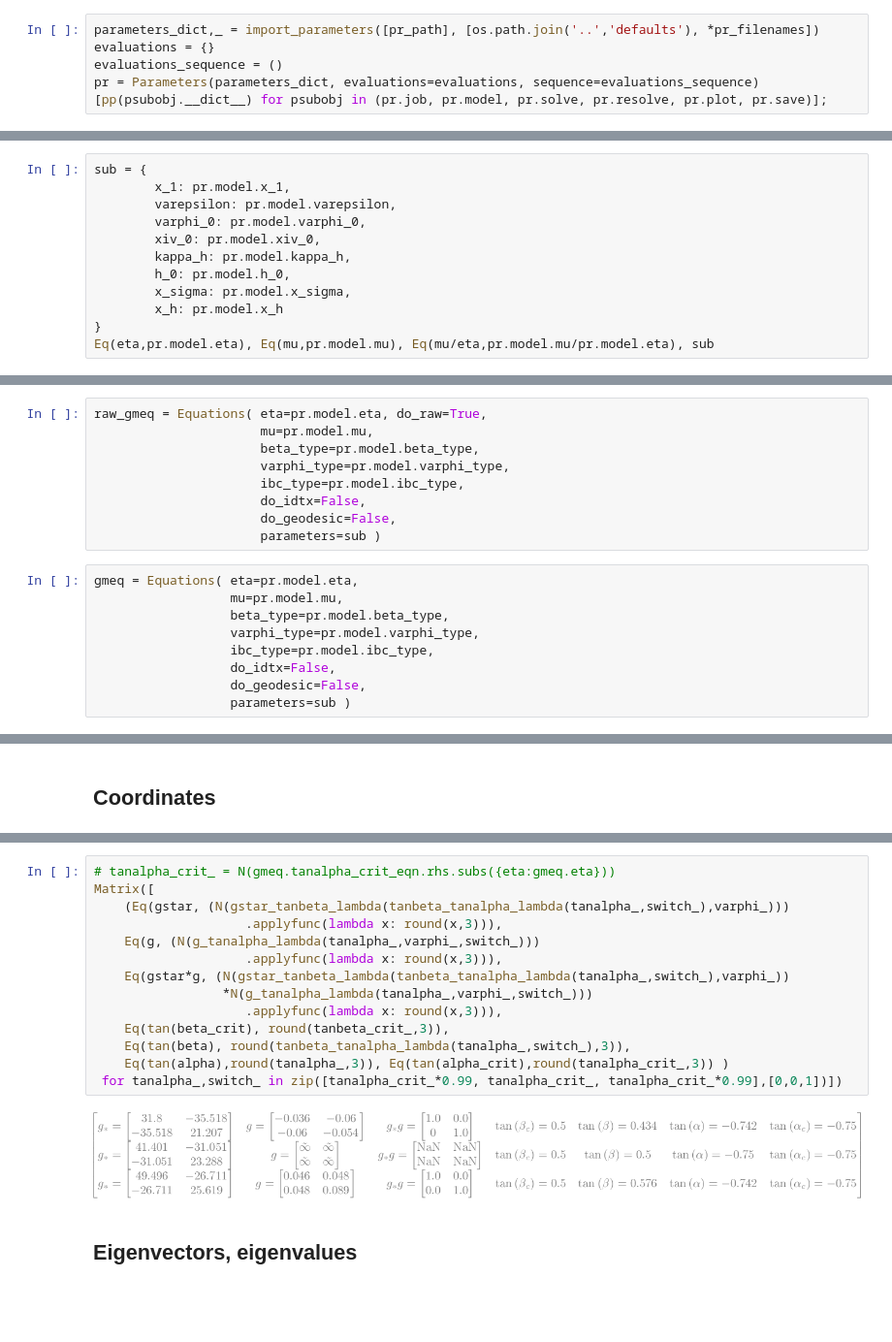
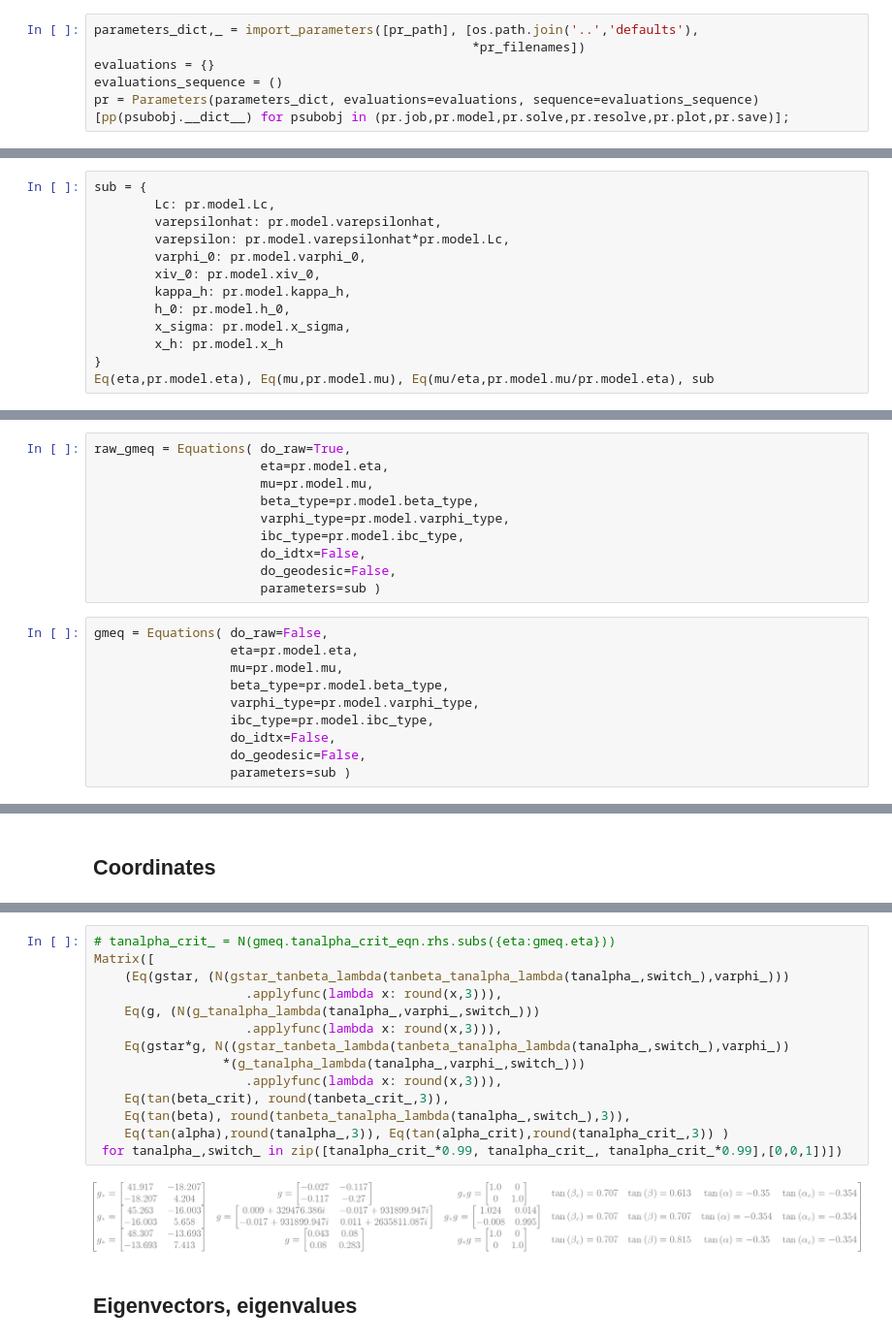
Before and after one commit to geomorphysics/GME, a Jupyter notebook: Notebooks/Theory/MetricSpaceExploration.ipynb, the cells around one changed output, grey strips where cells are left out. Shown at 97% size. Drawn from its saved outputs; the diff is of its cells as text; blank space fills up the shorter version.

```diff
--- a/Notebooks/Theory/MetricSpaceExploration.ipynb
+++ b/Notebooks/Theory/MetricSpaceExploration.ipynb
@@ -64,11 +66,12 @@ mpl.rc('font', size=14, family='Arial')
 # %% [markdown]
 ## Basics
 # %%
-parameters_dict,_ = import_parameters([pr_path], [os.path.join('..','defaults'), *pr_filenames])
+parameters_dict,_ = import_parameters([pr_path], [os.path.join('..','defaults'),
+                                                  *pr_filenames])
 evaluations = {}
 evaluations_sequence = ()
 pr = Parameters(parameters_dict, evaluations=evaluations, sequence=evaluations_sequence)
-[pp(psubobj.__dict__) for psubobj in (pr.job, pr.model, pr.solve, pr.resolve, pr.plot, pr.save)];
+[pp(psubobj.__dict__) for psubobj in (pr.job,pr.model,pr.solve,pr.resolve,pr.plot,pr.save)];
 # %% [output]
 {   'debug': False,
     'group_name': 'Theory',
@@ -89,8 +92,9 @@ pr = Parameters(parameters_dict, evaluations=evaluations, sequence=evaluations_s
     'figs_path': ['..', '..', 'Plots']}
 # %%
 sub = {
-        x_1: pr.model.x_1,
-        varepsilon: pr.model.varepsilon,
+        Lc: pr.model.Lc,
+        varepsilonhat: pr.model.varepsilonhat,
+        varepsilon: pr.model.varepsilonhat*pr.model.Lc,
         varphi_0: pr.model.varphi_0,
         xiv_0: pr.model.xiv_0,
         kappa_h: pr.model.kappa_h,
@@ -105,7 +109,8 @@ Eq(eta,pr.model.eta), Eq(mu,pr.model.mu), Eq(mu/eta,pr.model.mu/pr.model.eta), s
 def eqns(eqn_list):
     return [getattr(gmeq, eqn) for eqn in eqn_list]
 # %%
-raw_gmeq = Equations( eta=pr.model.eta, do_raw=True,
+raw_gmeq = Equations( do_raw=True,
+                      eta=pr.model.eta,
                       mu=pr.model.mu,
                       beta_type=pr.model.beta_type,
                       varphi_type=pr.model.varphi_type,
@@ -114,7 +119,8 @@ raw_gmeq = Equations( eta=pr.model.eta, do_raw=True,
                       do_geodesic=False,
                       parameters=sub )
 # %%
-gmeq = Equations( eta=pr.model.eta,
+gmeq = Equations( do_raw=False,
+                  eta=pr.model.eta,
                   mu=pr.model.mu,
                   beta_type=pr.model.beta_type,
                   varphi_type=pr.model.varphi_type,
@@ -357,19 +363,19 @@ gstar_crit_ = (N(gstar_tanbeta_lambda(tanbeta_tanalpha_lambda(tanalpha_crit_,1),
 # %%
 # tanalpha_crit_ = N(gmeq.tanalpha_crit_eqn.rhs.subs({eta:gmeq.eta}))
 Matrix([
     (Eq(gstar, (N(gstar_tanbeta_lambda(tanbeta_tanalpha_lambda(tanalpha_,switch_),varphi_)))
                     .applyfunc(lambda x: round(x,3))),
     Eq(g, (N(g_tanalpha_lambda(tanalpha_,varphi_,switch_)))
                     .applyfunc(lambda x: round(x,3))),
-    Eq(gstar*g, (N(gstar_tanbeta_lambda(tanbeta_tanalpha_lambda(tanalpha_,switch_),varphi_))
-                 *N(g_tanalpha_lambda(tanalpha_,varphi_,switch_)))
+    Eq(gstar*g, N((gstar_tanbeta_lambda(tanbeta_tanalpha_lambda(tanalpha_,switch_),varphi_))
+                 *(g_tanalpha_lambda(tanalpha_,varphi_,switch_)))
                     .applyfunc(lambda x: round(x,3))),
     Eq(tan(beta_crit), round(tanbeta_crit_,3)),
     Eq(tan(beta), round(tanbeta_tanalpha_lambda(tanalpha_,switch_),3)),
     Eq(tan(alpha),round(tanalpha_,3)), Eq(tan(alpha_crit),round(tanalpha_crit_,3)) )
  for tanalpha_,switch_ in zip([tanalpha_crit_*0.99, tanalpha_crit_, tanalpha_crit_*0.99],[0,0,1])])
 # %% [output]
-[figure, old version]
+[figure, new version]
 # %% [markdown]
 ## Eigenvectors, eigenvalues
 # %%
```
Also changed, not shown: parts of 50 cells of this notebook, 21 other files.
